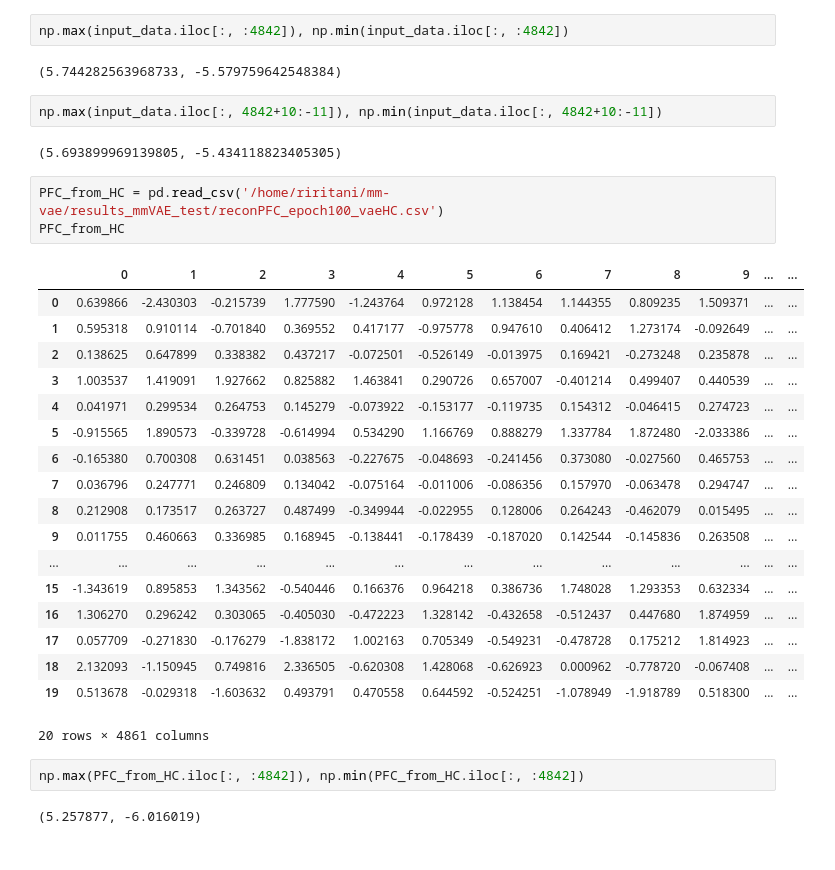
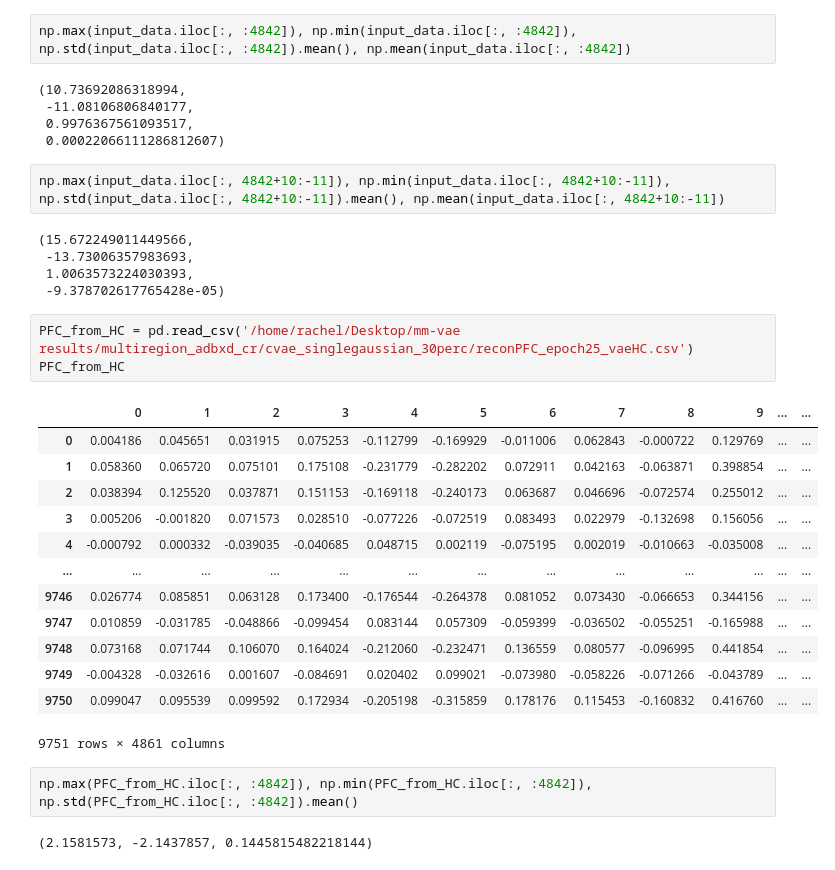
Before and after one commit to draeloslab/mm-vae, a Jupyter notebook: examine_reconstructions.ipynb, the cells around one changed output. Cells and saved outputs as stored; diff of their text form.

```diff
--- a/examine_reconstructions.ipynb
+++ b/examine_reconstructions.ipynb
@@ -68,34 +54,35 @@ input_data.iloc[:, 4842+10:-11]
 # %%
-np.max(input_data.iloc[:, :4842]), np.min(input_data.iloc[:, :4842])
+np.max(input_data.iloc[:, :4842]), np.min(input_data.iloc[:, :4842]), np.std(input_data.iloc[:, :4842]).mean(), np.mean(input_data.iloc[:, :4842])
 # %% [output]
-(5.744282563968733, -5.579759642548384)
+(10.73692086318994,
+ -11.08106806840177,
+ 0.9976367561093517,
+ 0.00022066111286812607)
 # %%
-np.max(input_data.iloc[:, 4842+10:-11]), np.min(input_data.iloc[:, 4842+10:-11])
+np.max(input_data.iloc[:, 4842+10:-11]), np.min(input_data.iloc[:, 4842+10:-11]), np.std(input_data.iloc[:, 4842+10:-11]).mean(), np.mean(input_data.iloc[:, 4842+10:-11])
 # %% [output]
-(5.693899969139805, -5.434118823405305)
+(15.672249011449566,
+ -13.73006357983693,
+ 1.0063573224030393,
+ -9.378702617765428e-05)
 # %%
-PFC_from_HC = pd.read_csv('/home/riritani/mm-vae/results_mmVAE_test/reconPFC_epoch100_vaeHC.csv')
+PFC_from_HC = pd.read_csv('/home/rachel/Desktop/mm-vae results/multiregion_adbxd_cr/cvae_singlegaussian_30perc/reconPFC_epoch25_vaeHC.csv')
 PFC_from_HC
 # %% [output]
 |  | 0 | 1 | 2 | 3 | 4 | 5 | 6 | 7 | 8 | 9 | ... | ... |
-| 0 | 0.639866 | -2.430303 | -0.215739 | 1.777590 | -1.243764 | 0.972128 | 1.138454 | 1.144355 | 0.809235 | 1.509371 | ... | ... |
-| 1 | 0.595318 | 0.910114 | -0.701840 | 0.369552 | 0.417177 | -0.975778 | 0.947610 | 0.406412 | 1.273174 | -0.092649 | ... | ... |
-| 2 | 0.138625 | 0.647899 | 0.338382 | 0.437217 | -0.072501 | -0.526149 | -0.013975 | 0.169421 | -0.273248 | 0.235878 | ... | ... |
-| 3 | 1.003537 | 1.419091 | 1.927662 | 0.825882 | 1.463841 | 0.290726 | 0.657007 | -0.401214 | 0.499407 | 0.440539 | ... | ... |
-| 4 | 0.041971 | 0.299534 | 0.264753 | 0.145279 | -0.073922 | -0.153177 | -0.119735 | 0.154312 | -0.046415 | 0.274723 | ... | ... |
-| 5 | -0.915565 | 1.890573 | -0.339728 | -0.614994 | 0.534290 | 1.166769 | 0.888279 | 1.337784 | 1.872480 | -2.033386 | ... | ... |
-| 6 | -0.165380 | 0.700308 | 0.631451 | 0.038563 | -0.227675 | -0.048693 | -0.241456 | 0.373080 | -0.027560 | 0.465753 | ... | ... |
-| 7 | 0.036796 | 0.247771 | 0.246809 | 0.134042 | -0.075164 | -0.011006 | -0.086356 | 0.157970 | -0.063478 | 0.294747 | ... | ... |
-| 8 | 0.212908 | 0.173517 | 0.263727 | 0.487499 | -0.349944 | -0.022955 | 0.128006 | 0.264243 | -0.462079 | 0.015495 | ... | ... |
-| 9 | 0.011755 | 0.460663 | 0.336985 | 0.168945 | -0.138441 | -0.178439 | -0.187020 | 0.142544 | -0.145836 | 0.263508 | ... | ... |
+| 0 | 0.004186 | 0.045651 | 0.031915 | 0.075253 | -0.112799 | -0.169929 | -0.011006 | 0.062843 | -0.000722 | 0.129769 | ... | ... |
+| 1 | 0.058360 | 0.065720 | 0.075101 | 0.175108 | -0.231779 | -0.282202 | 0.072911 | 0.042163 | -0.063871 | 0.398854 | ... | ... |
+| 2 | 0.038394 | 0.125520 | 0.037871 | 0.151153 | -0.169118 | -0.240173 | 0.063687 | 0.046696 | -0.072574 | 0.255012 | ... | ... |
+| 3 | 0.005206 | -0.001820 | 0.071573 | 0.028510 | -0.077226 | -0.072519 | 0.083493 | 0.022979 | -0.132698 | 0.156056 | ... | ... |
+| 4 | -0.000792 | 0.000332 | -0.039035 | -0.040685 | 0.048715 | 0.002119 | -0.075195 | 0.002019 | -0.010663 | -0.035008 | ... | ... |
 | ... | ... | ... | ... | ... | ... | ... | ... | ... | ... | ... | ... | ... |
-| 15 | -1.343619 | 0.895853 | 1.343562 | -0.540446 | 0.166376 | 0.964218 | 0.386736 | 1.748028 | 1.293353 | 0.632334 | ... | ... |
-| 16 | 1.306270 | 0.296242 | 0.303065 | -0.405030 | -0.472223 | 1.328142 | -0.432658 | -0.512437 | 0.447680 | 1.874959 | ... | ... |
-| 17 | 0.057709 | -0.271830 | -0.176279 | -1.838172 | 1.002163 | 0.705349 | -0.549231 | -0.478728 | 0.175212 | 1.814923 | ... | ... |
-| 18 | 2.132093 | -1.150945 | 0.749816 | 2.336505 | -0.620308 | 1.428068 | -0.626923 | 0.000962 | -0.778720 | -0.067408 | ... | ... |
-| 19 | 0.513678 | -0.029318 | -1.603632 | 0.493791 | 0.470558 | 0.644592 | -0.524251 | -1.078949 | -1.918789 | 0.518300 | ... | ... |
+| 9746 | 0.026774 | 0.085851 | 0.063128 | 0.173400 | -0.176544 | -0.264378 | 0.081052 | 0.073430 | -0.066653 | 0.344156 | ... | ... |
+| 9747 | 0.010859 | -0.031785 | -0.048866 | -0.099454 | 0.083144 | 0.057309 | -0.059399 | -0.036502 | -0.055251 | -0.165988 | ... | ... |
+| 9748 | 0.073168 | 0.071744 | 0.106070 | 0.164024 | -0.212060 | -0.232471 | 0.136559 | 0.080577 | -0.096995 | 0.441854 | ... | ... |
+| 9749 | -0.004328 | -0.032616 | 0.001607 | -0.084691 | 0.020402 | 0.099021 | -0.073980 | -0.058226 | -0.071266 | -0.043789 | ... | ... |
+| 9750 | 0.099047 | 0.095539 | 0.099592 | 0.172934 | -0.205198 | -0.315859 | 0.178176 | 0.115453 | -0.160832 | 0.416760 | ... | ... |
-20 rows × 4861 columns
+9751 rows × 4861 columns
 # %%
-np.max(PFC_from_HC.iloc[:, :4842]), np.min(PFC_from_HC.iloc[:, :4842])
+np.max(PFC_from_HC.iloc[:, :4842]), np.min(PFC_from_HC.iloc[:, :4842]), np.std(PFC_from_HC.iloc[:, :4842]).mean()
 # %% [output]
-(5.257877, -6.016019)
+(2.1581573, -2.1437857, 0.1445815482218144)
```
Also changed, not shown: parts of 9 cells of this notebook, 9 other files.
